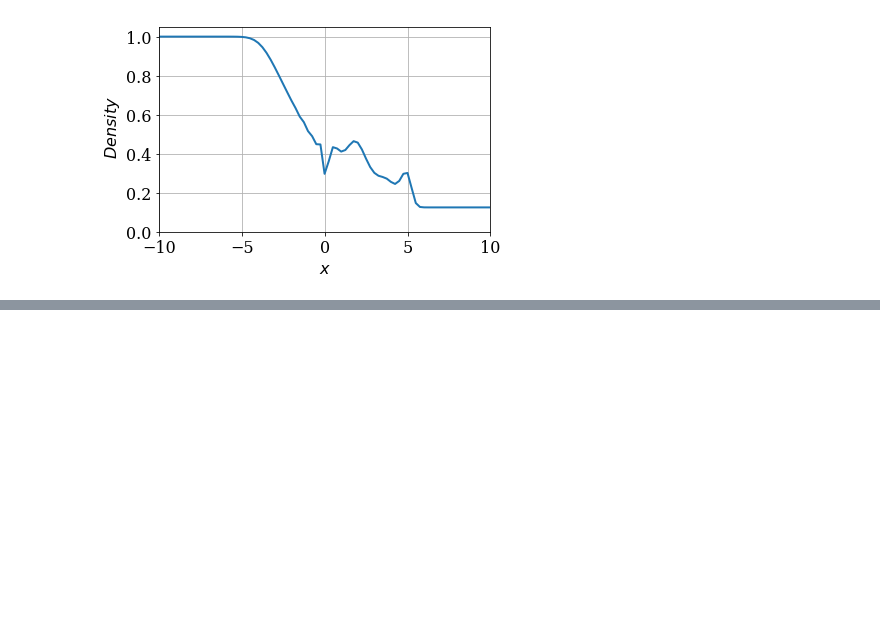
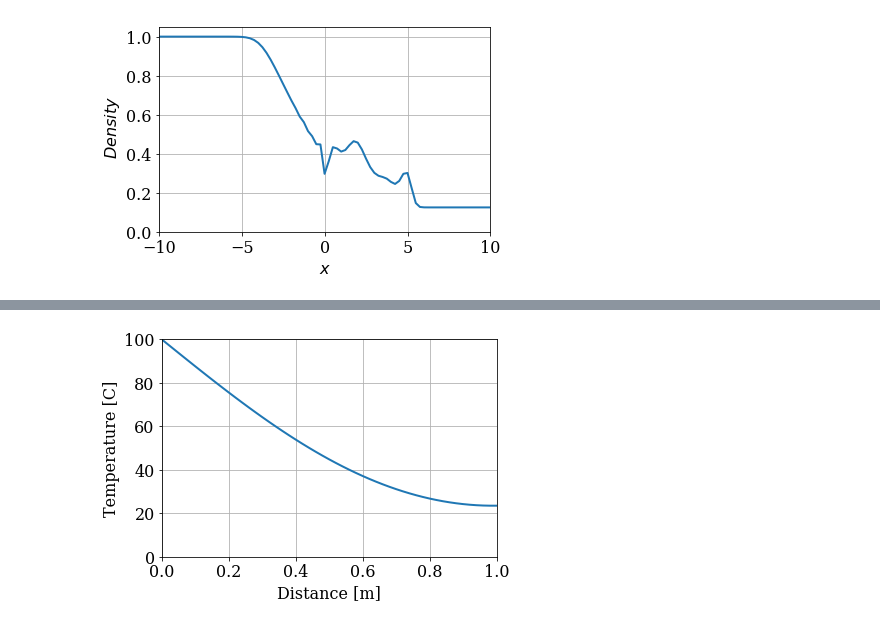
Before and after one commit to MasayukiHabukawa/MAE6286, a Jupyter notebook: Practice.ipynb, the cells around one changed output, grey strips where cells are left out. Drawn from its saved outputs; the diff is of its cells as text; code cells hidden in the pictures; blank space fills up the shorter version.

```diff
--- a/Practice.ipynb
+++ b/Practice.ipynb
@@ -207,0 +316,47 @@ pyplot.tight_layout()
+# %%
+def lhs(N, sigma):
+    # the diagonal of the operator
+    D = numpy.diag((2.0 + 1.0 /sigma) * numpy.ones(N))
+    # the Neumann condiotion for the last element
+    D[-1, -1] = 1.0 + (1.0 / sigma)
+    # the upper diagonal
+    U = numpy.diag( -1.0 * numpy.ones(N -1), k = 1)
+    # the lower diagonal
+    L = numpy.diag(-1.0 *  numpy.ones(N-1), k = -1)
+    # assem
+    A = D + U + L
+    return A
+# %%
+def rhs(T, sigma, qdx):
+    b = T[1:-1] / sigma
+    # Dirichlet
+    b[0] += T[0]
+    # Neumann
+    b[-1] += qdx
+    return b
+# %%
+def btcs_implicit(T0, nt, dt, dx, alpha, q):
+    sigma = alpha * dt / dx**2
+    A = lhs(len(T0) -2, sigma)
+    T = T0.copy()
+    for n in range(nt):
+        b = rhs(T, sigma, q*dx)
+        T[1:-1] = linalg.solve(A, b)
+        T[-1] = T[-2] + q * dx
+    return T
+# %%
+sigma = 0.5
+dt = sigma * dx**2 / alpha
+nt = 1000
+
+T = btcs_implicit(T0, nt, dt, dx, alpha, q)
+# %%
+pyplot.figure(figsize=(6.0, 4.0))
+pyplot.xlabel('Distance [m]')
+pyplot.ylabel('Temperature [C]')
+pyplot.grid()
+pyplot.plot(x, T, color='C0', linestyle='-', linewidth=2)
+pyplot.xlim(0.0, L)
+pyplot.ylim(0.0, 100.0);
+# %% [output]
+[figure, added]
```
Also changed, not shown: parts of 25 cells of this notebook, 7 other files.
